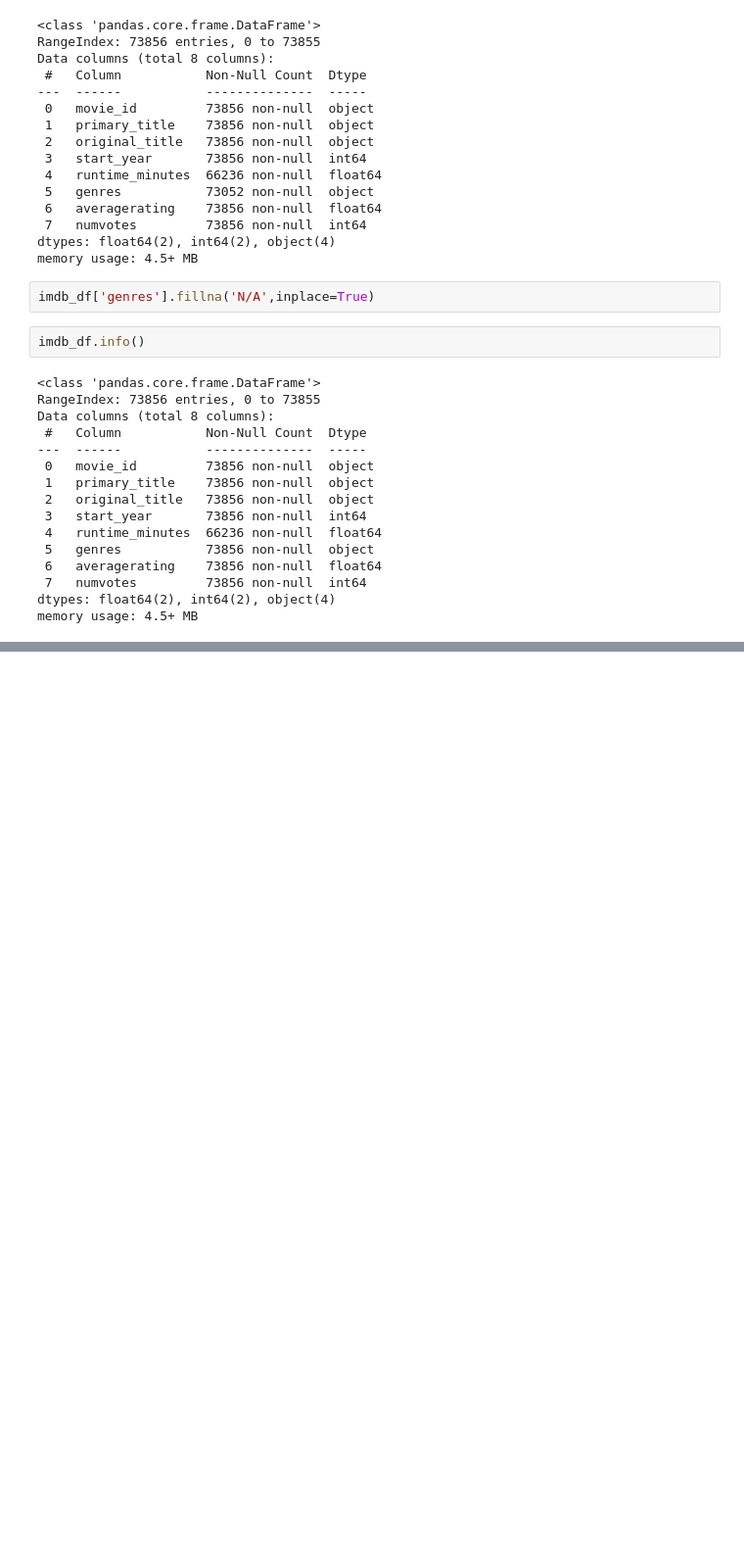
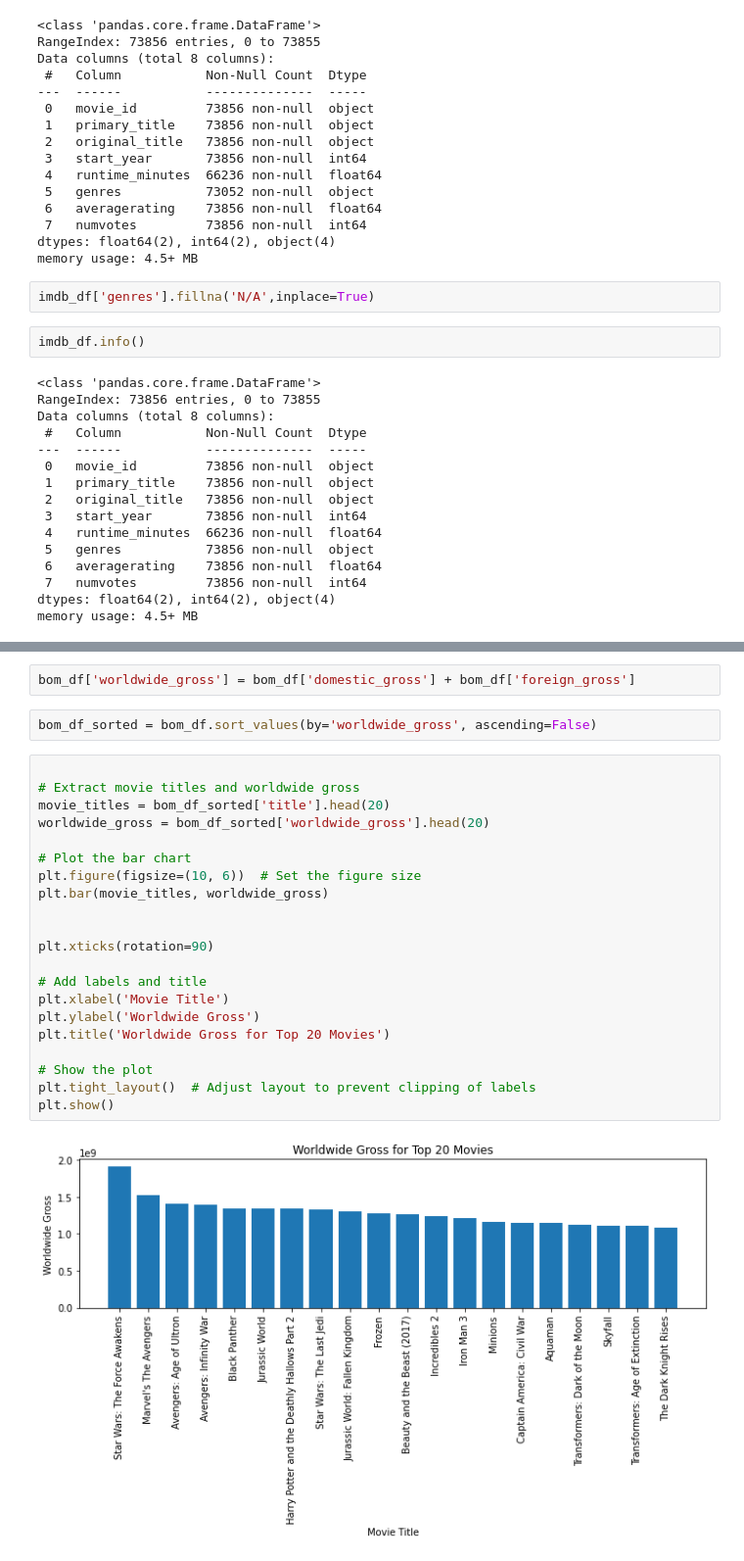
Before and after one commit to AmaniWanene/Project1-Microsoft-EDA, a Jupyter notebook: student.ipynb, the cells around one changed output, grey strips where cells are left out. Shown at 98% size. Saved outputs shown, nothing was run; the diff lists cells and outputs as text; blank space fills up the shorter version.

Commit message:
Analyzing movies based on profit and gross by genre and plotting graphs accordingly.

```diff
--- a/student.ipynb
+++ b/student.ipynb
@@ -490,0 +520,27 @@ memory usage: 4.5+ MB
+# %%
+bom_df['worldwide_gross'] = bom_df['domestic_gross'] + bom_df['foreign_gross']
+# %%
+bom_df_sorted = bom_df.sort_values(by='worldwide_gross', ascending=False)
+# %%
+
+# Extract movie titles and worldwide gross
+movie_titles = bom_df_sorted['title'].head(20)
+worldwide_gross = bom_df_sorted['worldwide_gross'].head(20)
+
+# Plot the bar chart
+plt.figure(figsize=(10, 6))  # Set the figure size
+plt.bar(movie_titles, worldwide_gross)
+
+
+plt.xticks(rotation=90)
+
+# Add labels and title
+plt.xlabel('Movie Title')
+plt.ylabel('Worldwide Gross')
+plt.title('Worldwide Gross for Top 20 Movies')
+
+# Show the plot
+plt.tight_layout()  # Adjust layout to prevent clipping of labels
+plt.show()
+# %% [output]
+[figure, added]
```
Also changed, not shown: parts of 30 cells of this notebook.
